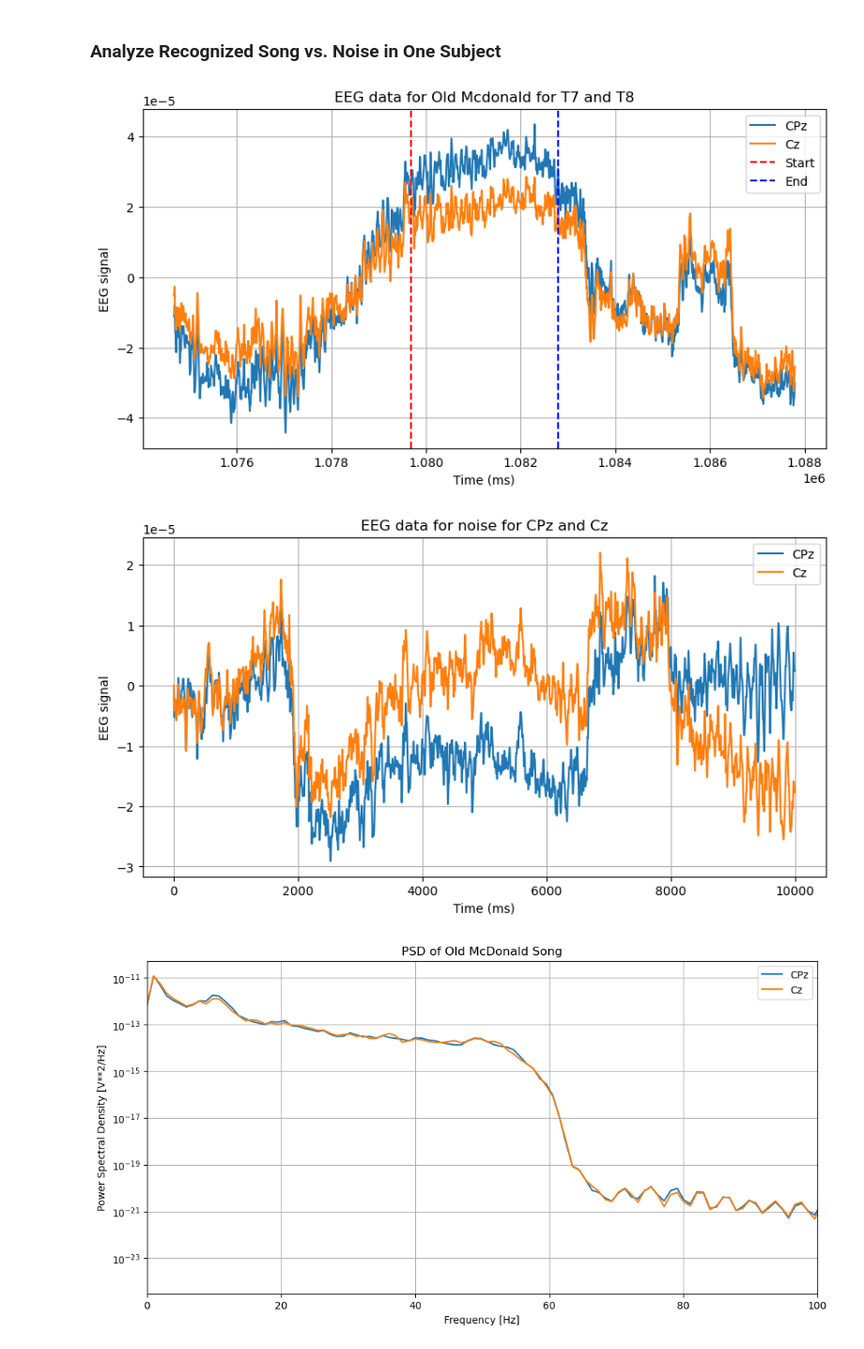
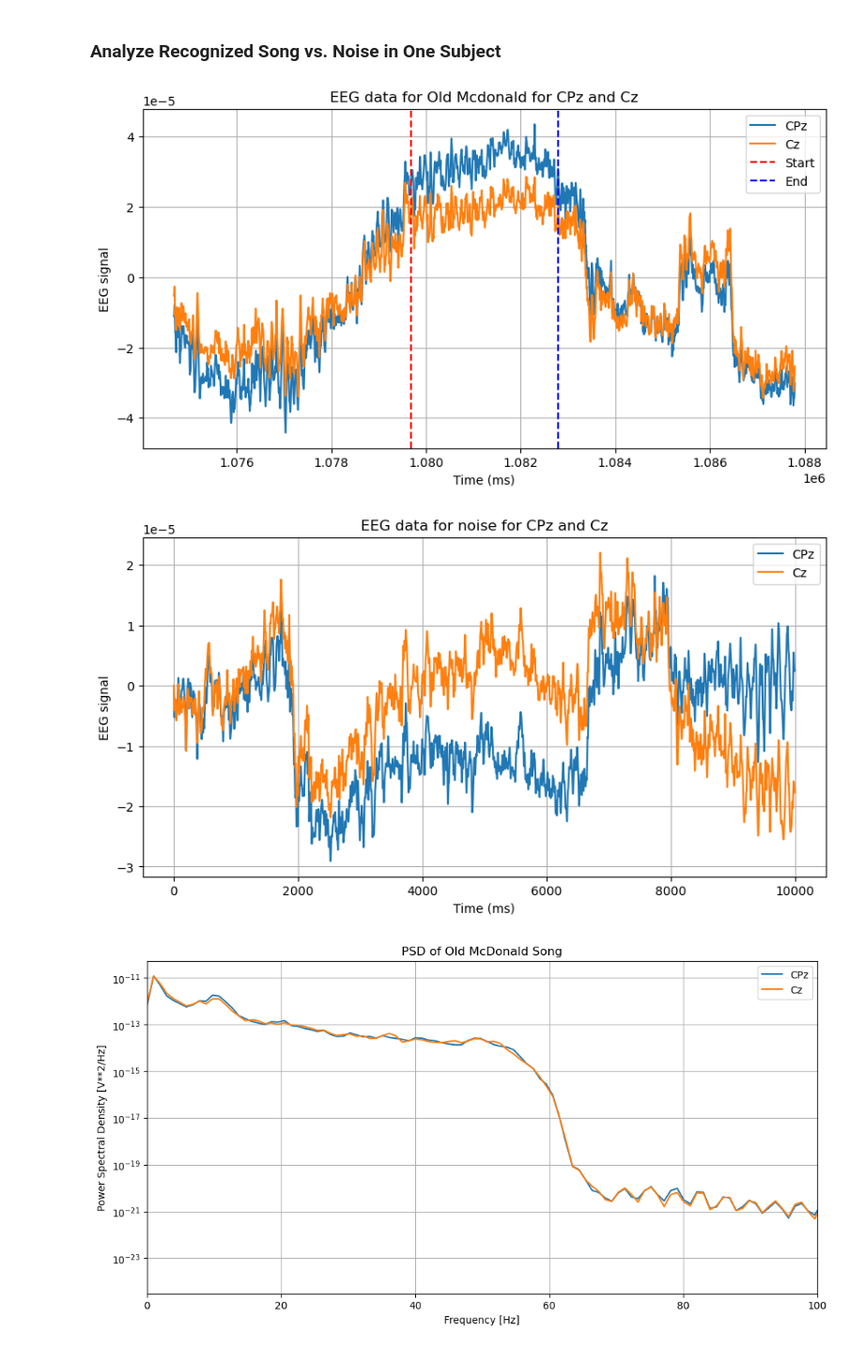
Before and after one commit to gregoryweber/cogs-118c-song-familiarity, a Jupyter notebook: main.ipynb, the cells around one changed output. Shown at 94% size. Saved outputs shown, nothing was run; the diff lists cells and outputs as text; code cells hidden in the pictures.

```diff
--- a/main.ipynb
+++ b/main.ipynb
@@ -149,35 +149,35 @@ channel_indices = [channel_names.index(ch) for ch in channels_to_plot]
 # Plot the data for T7 and T8
 plt.figure(figsize=(10, 5))
 for i in channel_indices:
   start = 1079675
   end = 1082794
   time = np.arange(start - 5000, end + 5000, 1)
   plt.plot(time, eeg_data[i, (start - 5000):(end + 5000)], label=channel_names[i])
 
 plt.axvline(x=1079675, color='r', linestyle='--', label='Start')
 plt.axvline(x=1082794, color='b', linestyle='--', label='End')
 plt.xlabel('Time (ms)')
 plt.ylabel('EEG signal')
-plt.title('EEG data for Old Mcdonald for T7 and T8')
+plt.title('EEG data for Old Mcdonald for CPz and Cz')
 plt.legend(loc='upper right')
 plt.grid(True)
 plt.show()
 
 plt.figure(figsize=(10, 5))
 for i in channel_indices:
   start = 0
   end = 10000
   time = np.arange(start, end, 1)
   plt.plot(time, eeg_data[i, start:end], label=channel_names[i])
 
 plt.xlabel('Time (ms)')
 plt.ylabel('EEG signal')
 plt.title('EEG data for noise for CPz and Cz')
 plt.legend(loc='upper right')
 plt.grid(True)
 plt.show()
 # %% [output]
-[figure, old version]
+[figure, new version]
 [figure]
 # %%
 # graph the power spectral density of a recognized song vs noise
```
Also changed, not shown: parts of 3 cells of this notebook.
